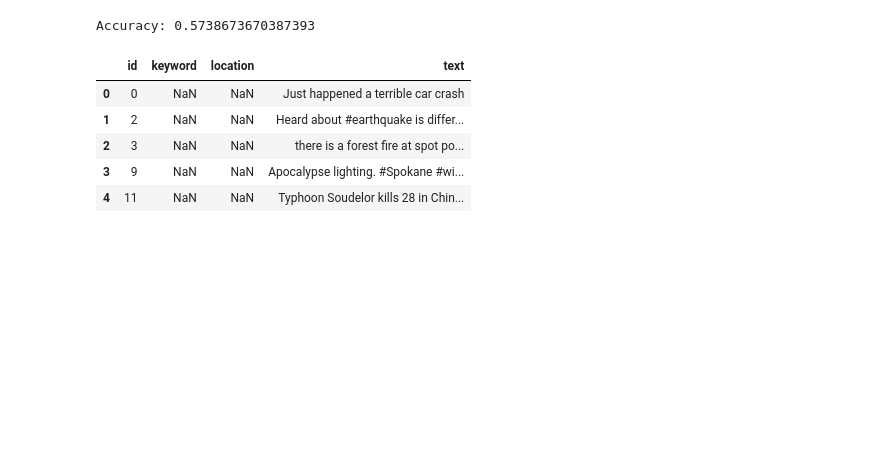
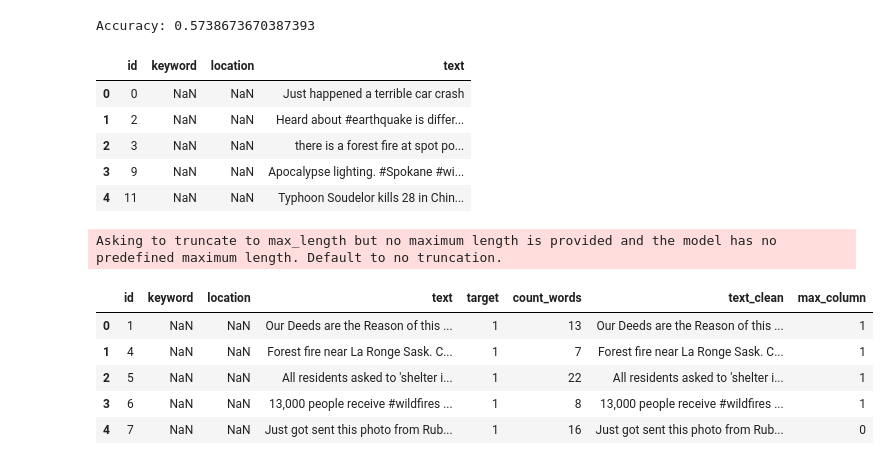
Before and after one commit to sidguigui/tweet_disaster, a Jupyter notebook: tweet_disaster.ipynb, the cells around one changed output. Cells and saved outputs as stored; diff of their text form; code cells hidden in the pictures; blank space fills up the shorter version.

```diff
--- a/tweet_disaster.ipynb
+++ b/tweet_disaster.ipynb
@@ -115,3 +115,69 @@ threshold = 0.5
 
 # Classify predictions
 test_df["target"] = (test_df["target"] > threshold).astype(int)
+# %%
+from transformers import AutoTokenizer, AutoModelForSequenceClassification
+from scipy.special import softmax
+import torch
+import pandas as pd
+
+# Carregando o modelo e o tokenizer
+model_name = "cardiffnlp/twitter-roberta-base-sentiment"
+tokenizer = AutoTokenizer.from_pretrained(model_name)
+model = AutoModelForSequenceClassification.from_pretrained(model_name)
+
+# Function for cleaning tweets
+def clean_tweet(tweet):
+    tweet_words = []
+    for word in tweet.split():
+        if word.startswith('@') and len(word) > 1:
+            word = '@user'
+        elif word.startswith('http') and len(word) > 1:
+            word = 'http'
+        tweet_words.append(word)
+    return " ".join(tweet_words)
+
+# Function for performing inference
+def classify_tweets(tweets):
+    encoded_inputs = tokenizer(tweets, return_tensors='pt', padding=True, truncation=True)
+    outputs = model(**encoded_inputs)
+    scores = softmax(outputs.logits.detach().numpy(), axis=1)
+    return scores
+
+
+# Load your data into train_df
+
+# Clean tweets
+train_df['text_clean'] = train_df['text'].apply(clean_tweet)
+
+# Batch processing
+batch_size = 32
+sentiment_scores_list = []
+for i in range(0, len(train_df), batch_size):
+    batch_tweets = train_df['text_clean'][i:i+batch_size].tolist()
+    scores = classify_tweets(batch_tweets)
+    sentiment_scores_list.extend(scores)
+
+# Add sentiment scores to the original DataFrame
+sentiment_df = pd.DataFrame(sentiment_scores_list, columns=['negative_score', 'neutral_score', 'positive_score'])
+result_df = pd.concat([train_df.reset_index(drop=True), sentiment_df.reset_index(drop=True)], axis=1)
+
+# Write result to CSV
+result_df.to_csv(r'result.csv', index=False)
+# %% [output]
+Asking to truncate to max_length but no maximum length is provided and the model has no predefined maximum length. Default to no truncation.
+# %%
+train_df = pd.read_csv(r'result.csv')
+
+train_df['max_column'] = train_df[['negative_score', 'neutral_score', 'positive_score']].idxmax(axis=1)
+
+train_df.drop(columns=['negative_score', 'neutral_score', 'positive_score'], inplace=True)
+# %%
+train_df.head()
+# %% [output]
+|  | id | keyword | location | text | target | count_words | text_clean | max_column |
+| 0 | 1 | NaN | NaN | Our Deeds are the Reason of this ... | 1 | 13 | Our Deeds are the Reason of this ... | 1 |
+| 1 | 4 | NaN | NaN | Forest fire near La Ronge Sask. C... | 1 | 7 | Forest fire near La Ronge Sask. C... | 1 |
+| 2 | 5 | NaN | NaN | All residents asked to 'shelter i... | 1 | 22 | All residents asked to 'shelter i... | 1 |
+| 3 | 6 | NaN | NaN | 13,000 people receive #wildfires ... | 1 | 8 | 13,000 people receive #wildfires ... | 1 |
+| 4 | 7 | NaN | NaN | Just got sent this photo from Rub... | 1 | 16 | Just got sent this photo from Rub... | 0 |
```
Also changed, not shown: parts of 8 cells of this notebook, 2 other files.
